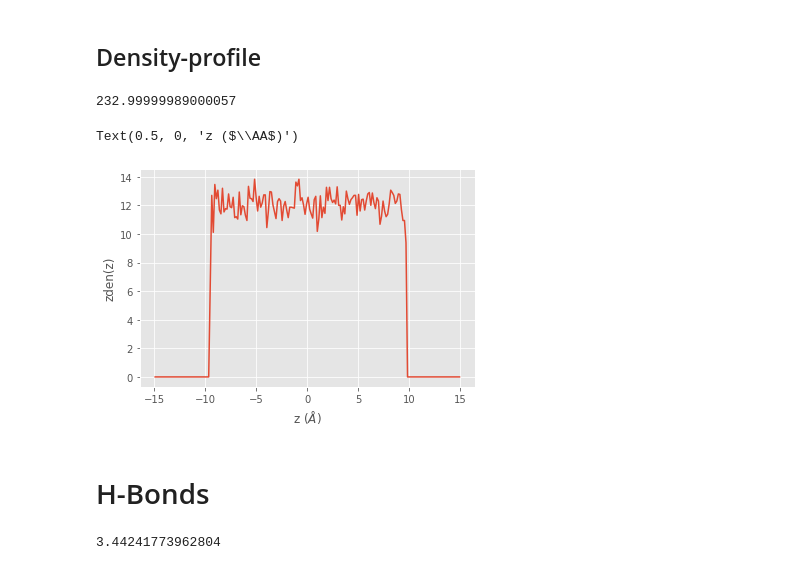
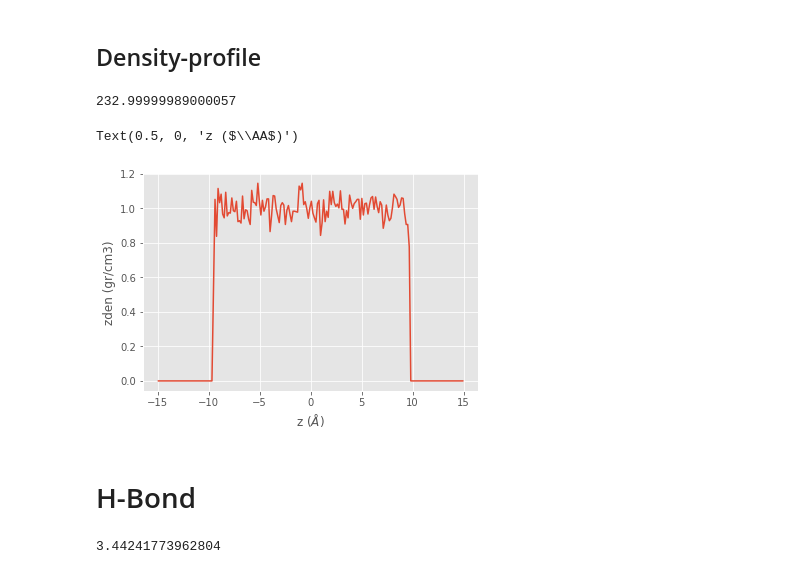
Before and after one commit to hghcomphys/atl, a Jupyter notebook: examples/atl_examples.ipynb, the cells around one changed output. Drawn from its saved outputs; the diff is of its cells as text; code cells hidden in the pictures.

```diff
--- a/examples/atl_examples.ipynb
+++ b/examples/atl_examples.ipynb
@@ -193,19 +193,24 @@ import atl
 atl.calculate_zden(file_name='dump.xyz', sel_type='2', zlim=[-15, 15], nz=200)
 # %%
 zden = np.loadtxt('zden.dat')
-# print(gr)
-plt.plot(zden[:,0], zden[:,1])
 
-print(np.sum(zden[:,1])*(zden[1,0]-zden[0,0]))
+n_wat = np.sum(zden[:,1])*(zden[1,0]-zden[0,0])
+print(n_wat)
 
-plt.ylabel('zden(z)')
+mass_h2o = 18.02/6.023E23 # gr
+area = 19.0**2 # A^2
+rho = zden[:,1]/area*mass_h2o*1e24 # gr/cm^3
+
+plt.plot(zden[:,0], rho)
+
+plt.ylabel('zden (gr/cm3)')
 plt.xlabel(r'z ($\AA$)')
 # %% [output]
 232.99999989000057
 Text(0.5, 0, 'z ($\\AA$)')
-[figure, old version]
+[figure, new version]
 # %% [markdown]
-# H-Bonds
+# H-Bond
 # %%
 import numpy as np
 import matplotlib.pylab as plt
```
Also changed, not shown: parts of 6 cells of this notebook.
